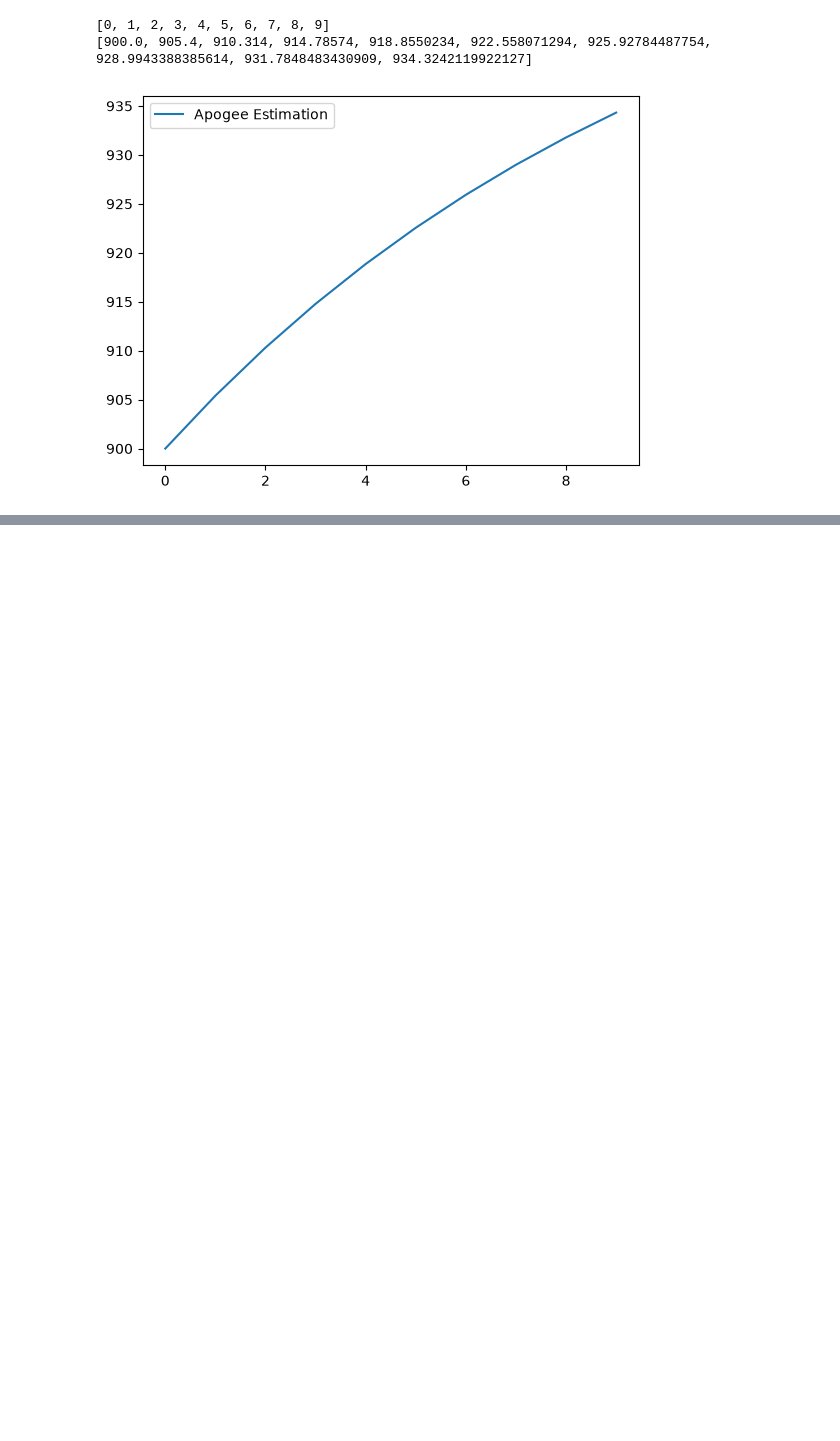
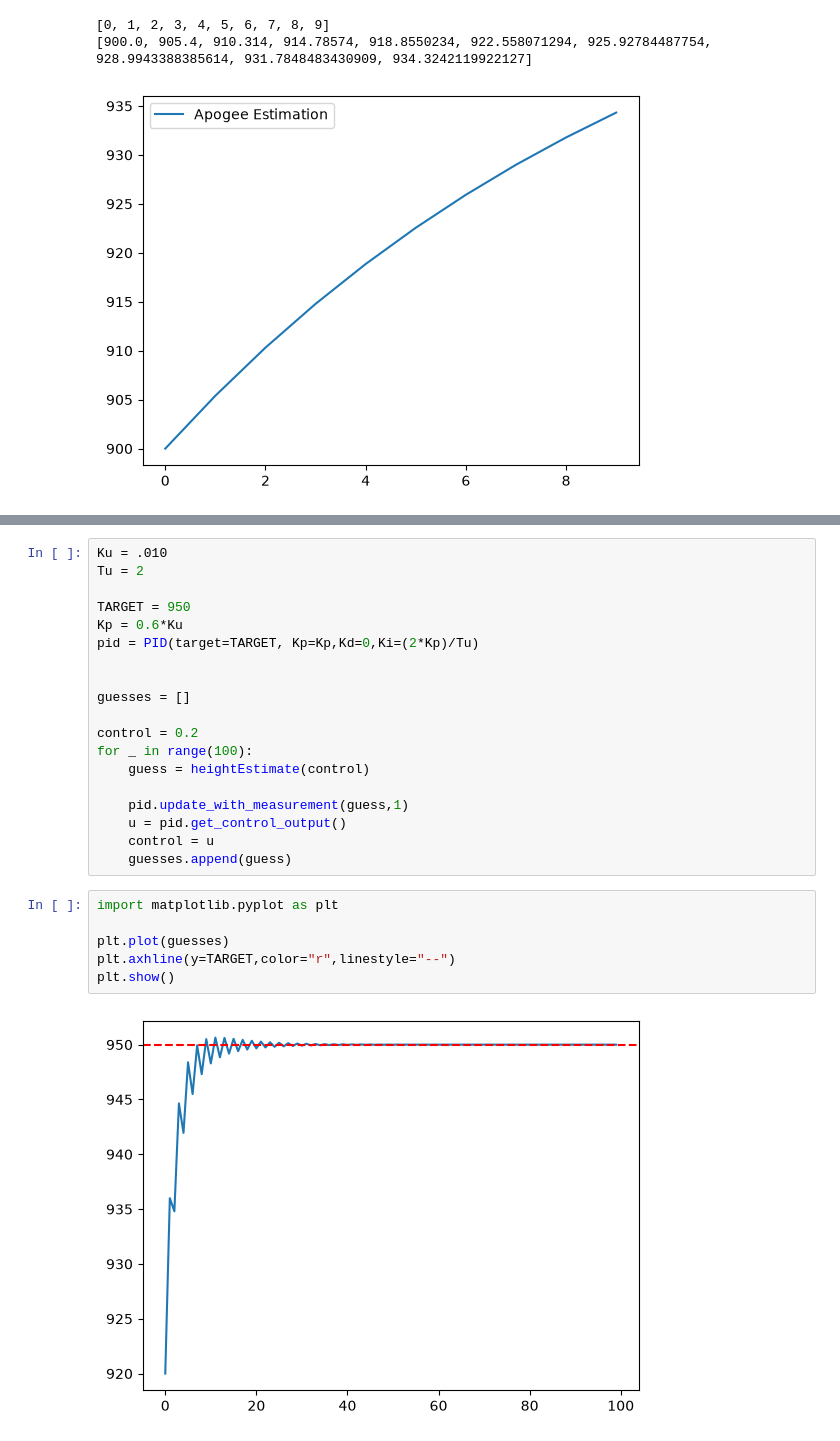
Before and after one commit to the-lightstack/kiraAirbrakeSoftware, a Jupyter notebook: pid_simple.ipynb, the cells around one changed output, grey strips where cells are left out. Saved outputs shown, nothing was run; the diff lists cells and outputs as text; blank space fills up the shorter version.

```diff
--- a/pid_simple.ipynb
+++ b/pid_simple.ipynb
@@ -75,0 +111,27 @@ plt.show()
+# %%
+Ku = .010
+Tu = 2
+
+TARGET = 950
+Kp = 0.6*Ku
+pid = PID(target=TARGET, Kp=Kp,Kd=0,Ki=(2*Kp)/Tu)
+
+
+guesses = []
+
+control = 0.2
+for _ in range(100):
+    guess = heightEstimate(control)
+
+    pid.update_with_measurement(guess,1)
+    u = pid.get_control_output()
+    control = u
+    guesses.append(guess)
+# %%
+import matplotlib.pyplot as plt
+
+plt.plot(guesses)
+plt.axhline(y=TARGET,color="r",linestyle="--")
+plt.show()
+# %% [output]
+[figure, added]
```
Also changed, not shown: parts of 1 cell of this notebook, 2 other files.
